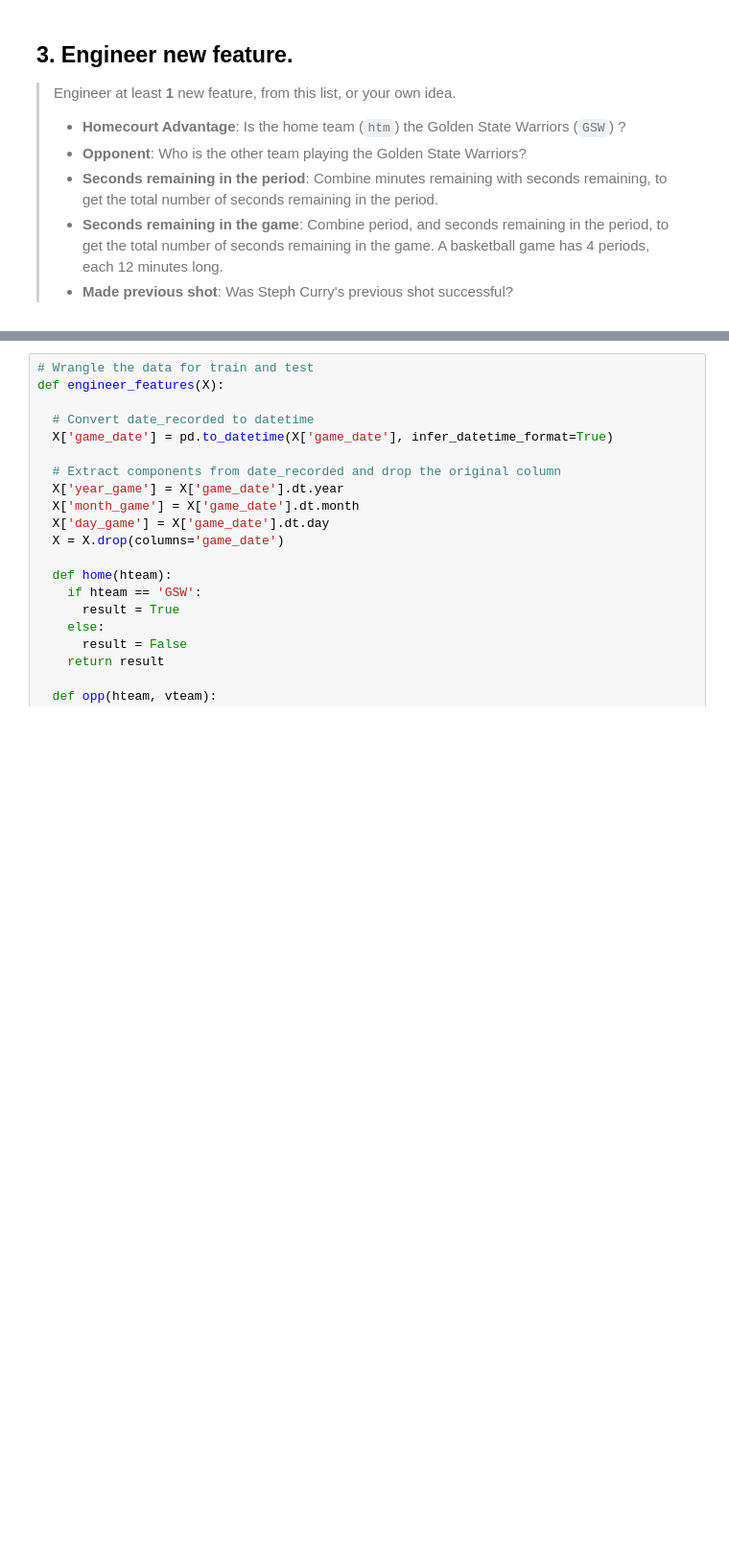
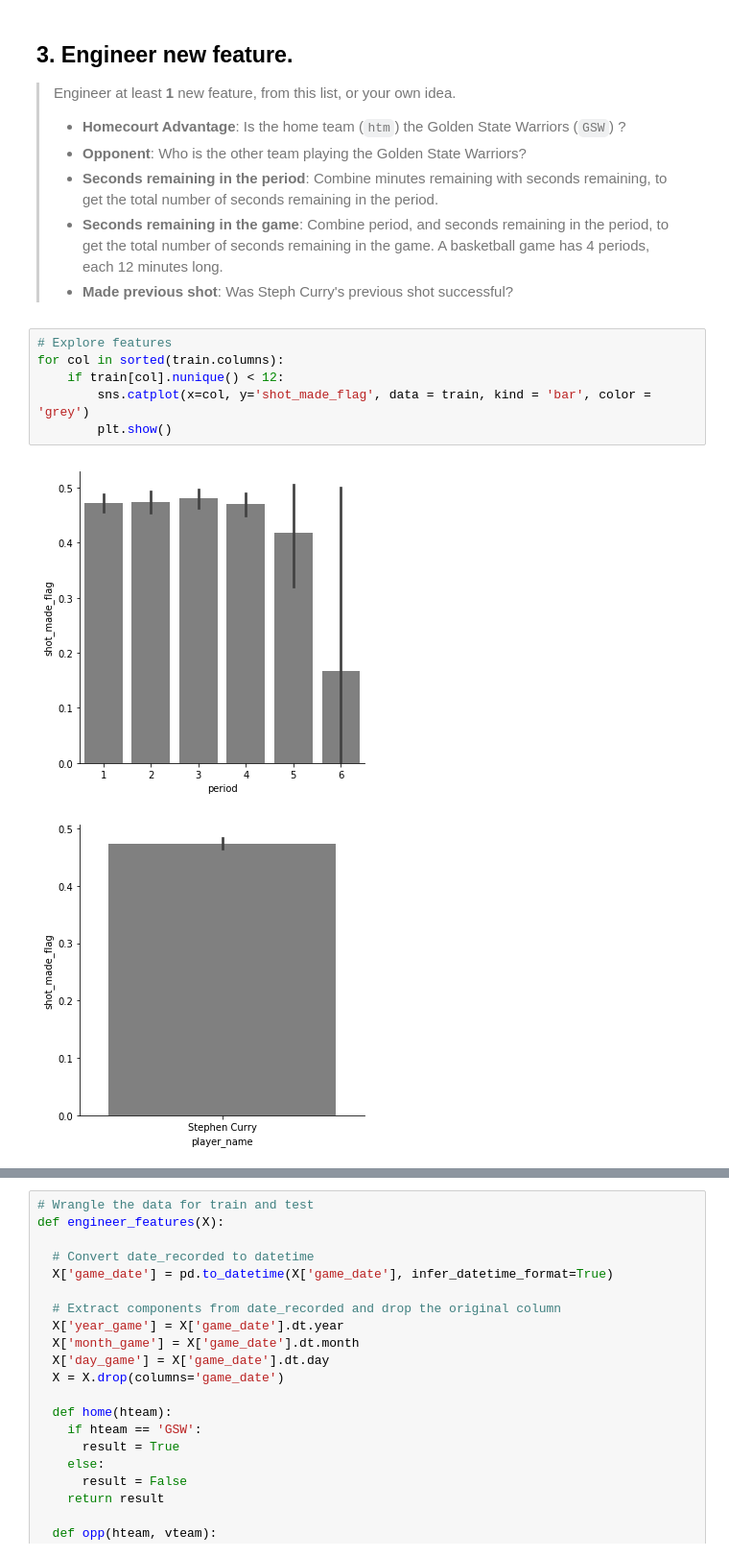
Before and after one commit to JimKing100/DS-Unit-2-Kaggle-Challenge, a Jupyter notebook: DS7_Sprint_Challenge_6.ipynb, the cells around one changed output, grey strips where cells are left out. Shown: that part at 96% size. Drawn from its saved outputs; the diff is of its cells as text; blank space fills up the shorter version.

```diff
--- a/DS7_Sprint_Challenge_6.ipynb
+++ b/DS7_Sprint_Challenge_6.ipynb
@@ -153,3 +158,12 @@ print(test.shape)
 >- **Seconds remaining in the period**: Combine minutes remaining with seconds remaining, to get the total number of seconds remaining in the period.
 >- **Seconds remaining in the game**: Combine period, and seconds remaining in the period, to get the total number of seconds remaining in the game. A basketball game has 4 periods, each 12 minutes long.
 >- **Made previous shot**: Was Steph Curry's previous shot successful?
+# %%
+# Explore features
+for col in sorted(train.columns):
+    if train[col].nunique() < 12:
+        sns.catplot(x=col, y='shot_made_flag', data = train, kind = 'bar', color = 'grey')
+        plt.show()
+# %% [output]
+[figure, added]
+[figure, added]
```
Also changed, not shown: parts of 9 cells of this notebook.
